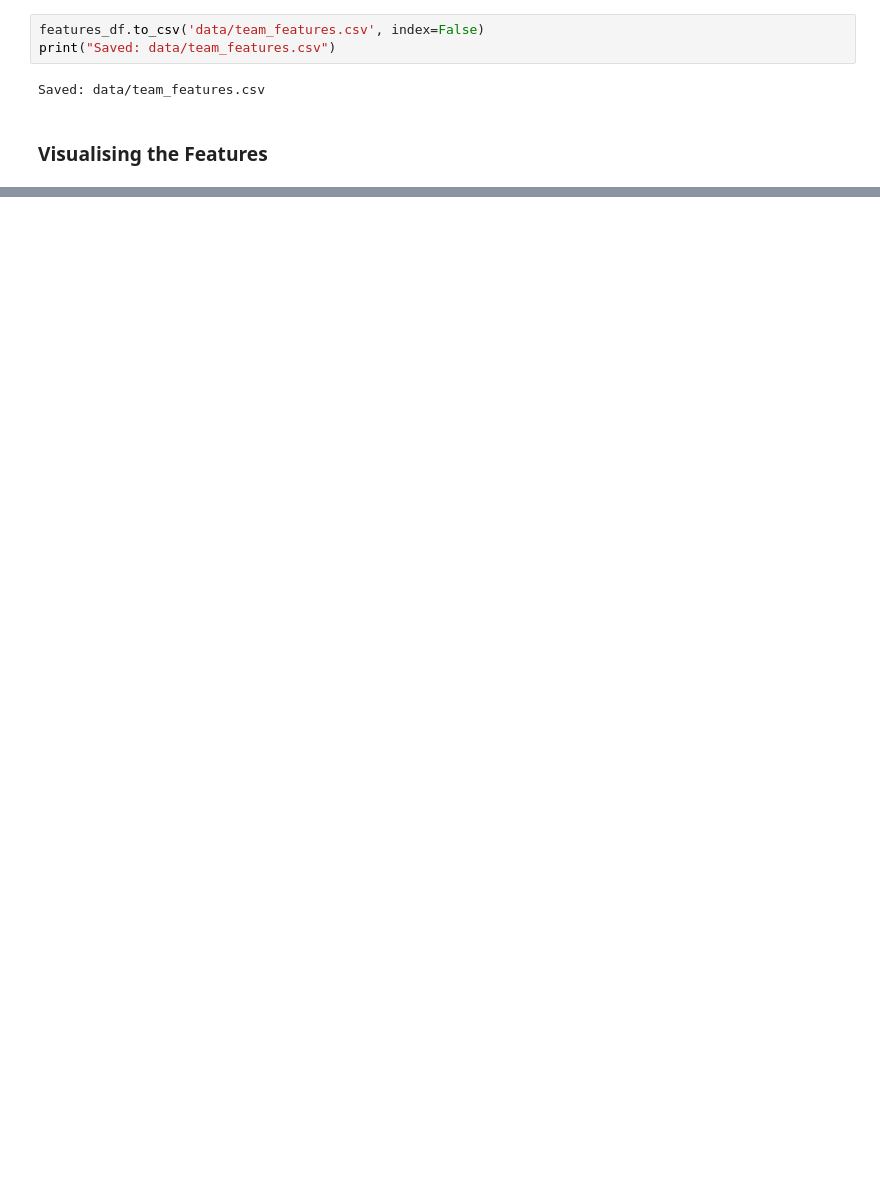
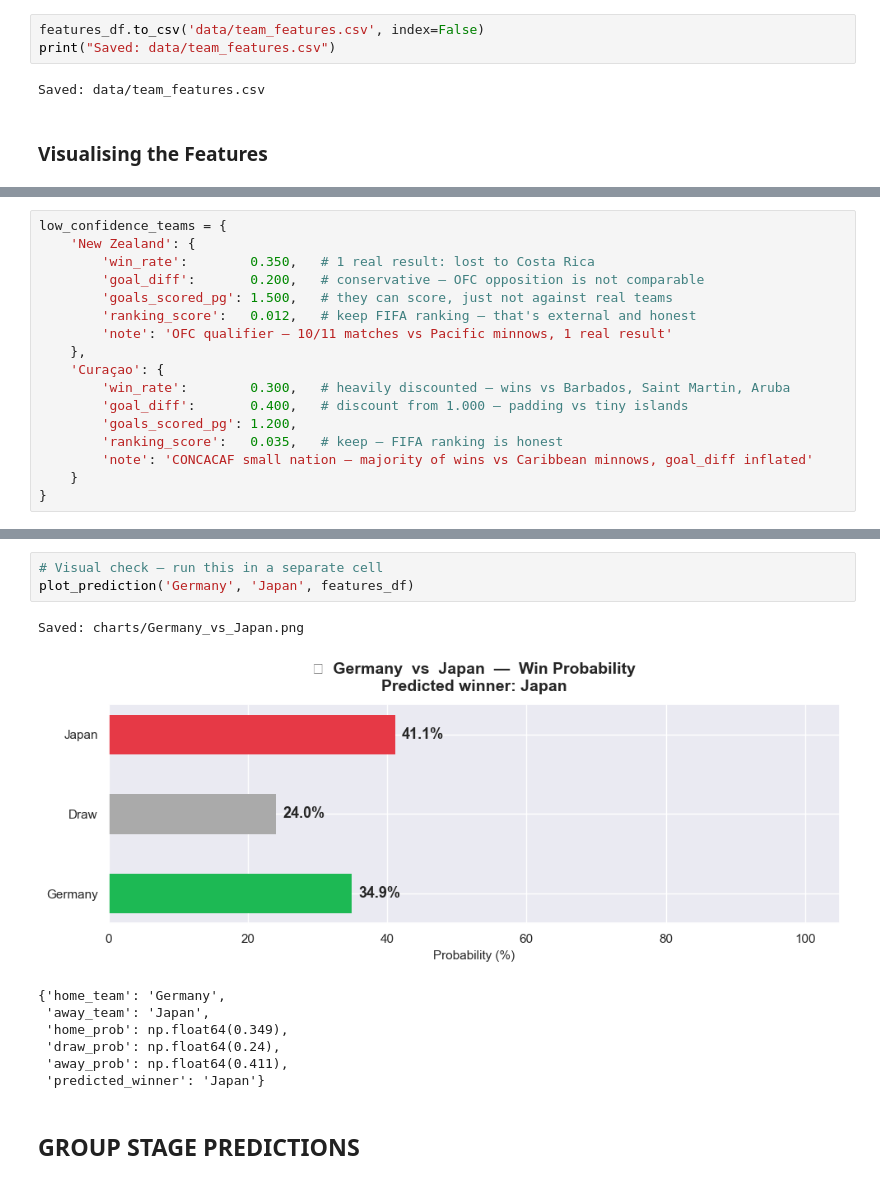
Before and after one commit to ojas996/fifa-world-cup-2026-analysis, a Jupyter notebook: analysis.ipynb, the cells around one changed output, grey strips where cells are left out. Cells and saved outputs as stored; diff of their text form; blank space fills up the shorter version.

```diff
--- a/analysis.ipynb
+++ b/analysis.ipynb
@@ -649,0 +694,17 @@ print(features_df[['team', 'win_rate', 'goal_diff', 'matches_used']].to_string(i
+# %%
+low_confidence_teams = {
+    'New Zealand': {
+        'win_rate':        0.350,   # 1 real result: lost to Costa Rica
+        'goal_diff':       0.200,   # conservative — OFC opposition is not comparable
+        'goals_scored_pg': 1.500,   # they can score, just not against real teams
+        'ranking_score':   0.012,   # keep FIFA ranking — that's external and honest
+        'note': 'OFC qualifier — 10/11 matches vs Pacific minnows, 1 real result'
+    },
+    'Curaçao': {
+        'win_rate':        0.300,   # heavily discounted — wins vs Barbados, Saint Martin, Aruba
+        'goal_diff':       0.400,   # discount from 1.000 — padding vs tiny islands
+        'goals_scored_pg': 1.200,
+        'ranking_score':   0.035,   # keep — FIFA ranking is honest
+        'note': 'CONCACAF small nation — majority of wins vs Caribbean minnows, goal_diff inflated'
+    }
+}
@@ -649,0 +874,14 @@ print(features_df[['team', 'win_rate', 'goal_diff', 'matches_used']].to_string(i
+# %%
+# Visual check — run this in a separate cell
+plot_prediction('Germany', 'Japan', features_df)
+# %% [output]
+Saved: charts/Germany_vs_Japan.png
+[figure, added]
+{'home_team': 'Germany',
+ 'away_team': 'Japan',
+ 'home_prob': np.float64(0.349),
+ 'draw_prob': np.float64(0.24),
+ 'away_prob': np.float64(0.411),
+ 'predicted_winner': 'Japan'}
+# %% [markdown]
+## GROUP STAGE PREDICTIONS
```
Also changed, not shown: parts of 22 cells of this notebook, 6 other files.
